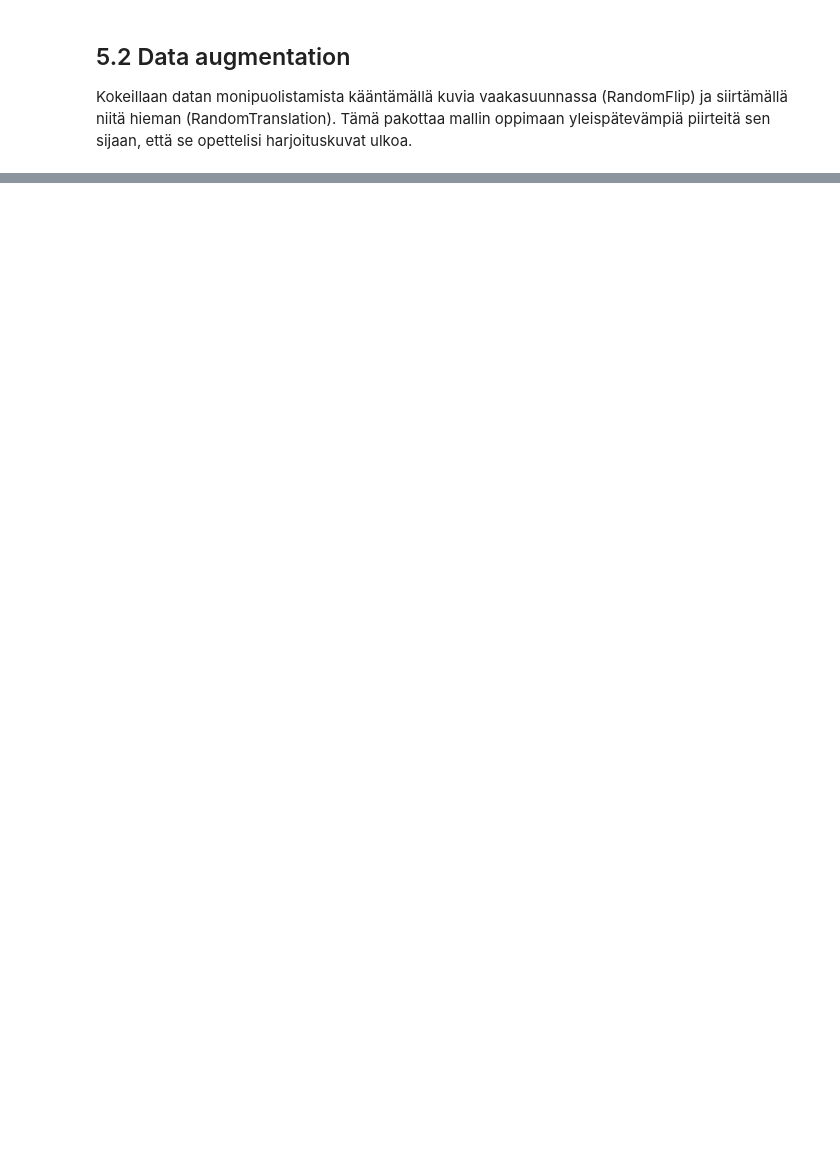
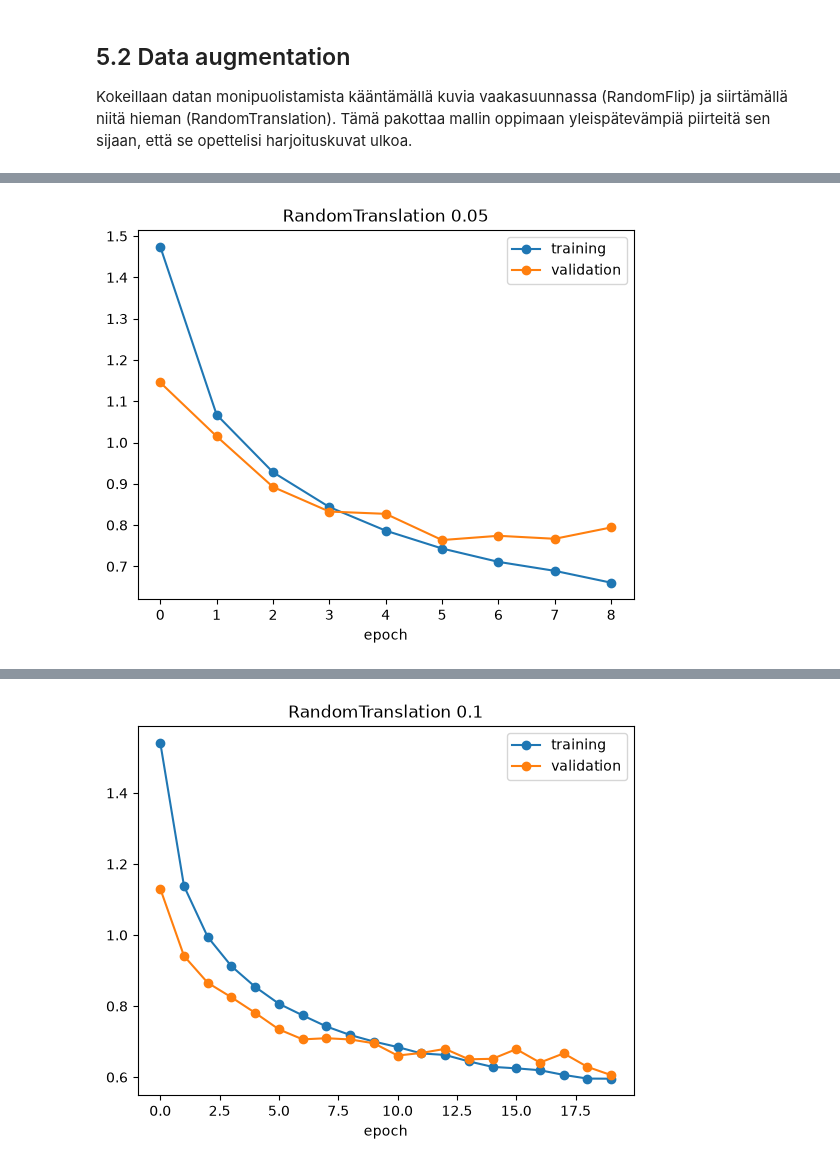
Before and after one commit to MustBeViable/Neuroverkkoprojekti, a Jupyter notebook: CIFAR-10/CIFAR-10_CNN_Sakke.ipynb, the cells around one changed output, grey strips where cells are left out. Saved outputs shown, nothing was run; the diff lists cells and outputs as text; code cells hidden in the pictures; blank space fills up the shorter version.

```diff
--- a/CIFAR-10/CIFAR-10_CNN_Sakke.ipynb
+++ b/CIFAR-10/CIFAR-10_CNN_Sakke.ipynb
@@ -224,39 +249,57 @@ Testin tarkkuus (accuracy): 73.13%
 ## 5.2 Data augmentation
 Kokeillaan datan monipuolistamista kääntämällä kuvia vaakasuunnassa (RandomFlip) ja siirtämällä niitä hieman (RandomTranslation). Tämä pakottaa mallin oppimaan yleispätevämpiä piirteitä sen sijaan, että se opettelisi harjoituskuvat ulkoa.
 # %%
-data_augmentation = keras.Sequential([
-    layers.RandomFlip("horizontal"),
-    layers.RandomTranslation(0.1, 0.1),
-])
+def build_augmentation(translation):
+    data_augmentation = keras.Sequential([
+        layers.RandomFlip("horizontal"),
+        layers.RandomTranslation(translation, translation),
+    ])
 
-model_aug = keras.Sequential([
-    keras.Input(shape=(32, 32, 3)),
-    data_augmentation,
-    layers.Conv2D(32, kernel_size=3, padding="same", activation="relu"),
-    layers.MaxPooling2D(pool_size=2),
-    layers.Conv2D(32, kernel_size=3, padding="same", activation="relu"),
-    layers.MaxPooling2D(pool_size=2),
-    layers.Conv2D(64, kernel_size=3, padding="same", activation="relu"),
-    layers.MaxPooling2D(pool_size=2),
-    layers.Flatten(),
-    layers.Dense(10, activation="softmax")
-])
+    model = keras.Sequential([
+        keras.Input(shape=(32, 32, 3)),
+        data_augmentation,
+        layers.Conv2D(32, kernel_size=3, padding="same", activation="relu"),
+        layers.Conv2D(32, kernel_size=3, padding="same", activation="relu"),
+        layers.MaxPooling2D(pool_size=2),
+        layers.Conv2D(64, kernel_size=3, padding="same", activation="relu"),
+        layers.Conv2D(64, kernel_size=3, padding="same", activation="relu"),
+        layers.MaxPooling2D(pool_size=2),
+        layers.Flatten(),
+        layers.Dense(10, activation="softmax")
+    ])
+    model.compile(optimizer="adam", loss="sparse_categorical_crossentropy", metrics=["accuracy"])
+    return model
 
-model_aug.compile(
-    optimizer="adam",
-    loss="sparse_categorical_crossentropy",
-    metrics=["accuracy"]
-)
+for t in [0.05, 0.1, 0.2]:
+    print(f"\n=== RandomTranslation {t} ===")
+    keras.utils.set_random_seed(0)
 
-timer_aug = EpochTimer()
+    model = build_augmentation(t)
+    timer = EpochTimer()
+    early_stop = keras.callbacks.EarlyStopping(monitor="val_loss", patience=3, restore_best_weights=True)
 
-history_aug = model_aug.fit(
-    x_train, y_train,
-    epochs=20,
-    validation_split=0.1,
-    callbacks=[stop, timer_aug],
-    verbose=2
-)
+    history = model.fit(x_train, y_train, epochs=20, validation_split=0.1, callbacks=[early_stop, timer], verbose=2)
 
-history_aug.history["epoch_time_seconds"] = timer_aug.epoch_times
+    loss, acc = model.evaluate(x_test, y_test, verbose=0)
+    best_epoch = int(np.argmin(history.history["val_loss"])) + 1
+
+    df = pd.DataFrame([{
+        "Malli": f"Aug {t}",
+        "Test accuracy": acc,
+        "Test loss": loss,
+        "Parametrit": model.count_params(),
+        "Epookkeja": len(timer.epoch_times),
+        "Paras epookki": best_epoch,
+    }])
+    display(df.style.hide(axis="index").format({"Test accuracy": "{:.2%}", "Test loss": "{:.4f}", "Parametrit": "{:,}"}))
+
+    plt.plot(history.history["loss"], marker="o", label="training")
+    plt.plot(history.history["val_loss"], marker="o", label="validation")
+    plt.xlabel("epoch")
+    plt.title(f"RandomTranslation {t}")
+    plt.legend()
+    plt.show()
+
+    print(f"Train accuracy (viimeinen ep): {history.history['accuracy'][-1]:.2%}")
+    print(f"Val accuracy (paras):          {max(history.history['val_accuracy']):.2%}")
 # %% [output]
@@ -279,0 +327 @@ Epoch 16/20
+[figure, added]
@@ -279,0 +347 @@ Epoch 16/20
+[figure, added]
```
Also changed, not shown: parts of 27 cells of this notebook, 4 other files.
